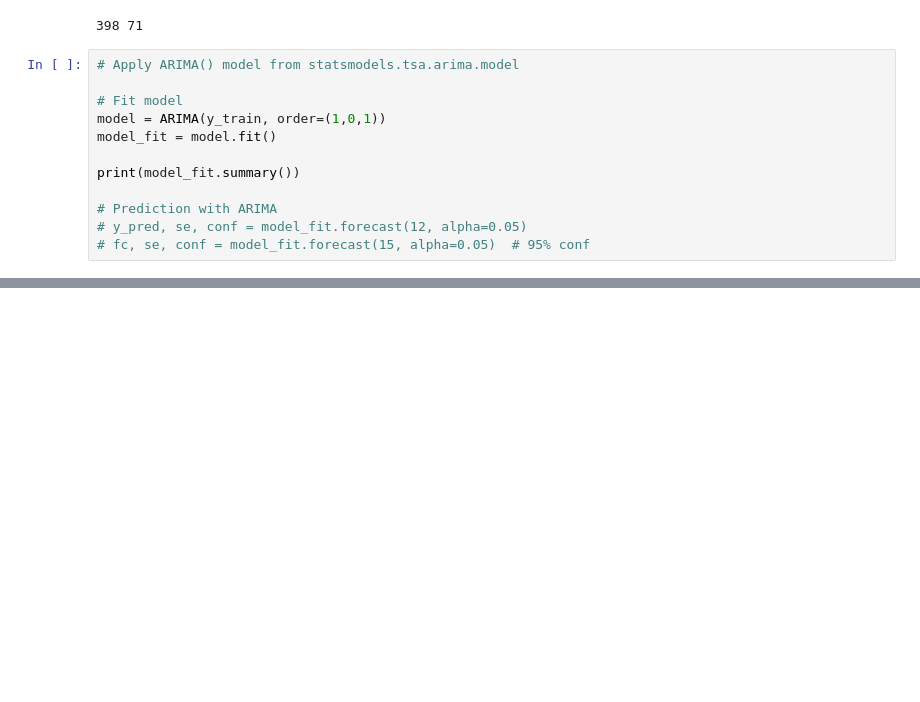
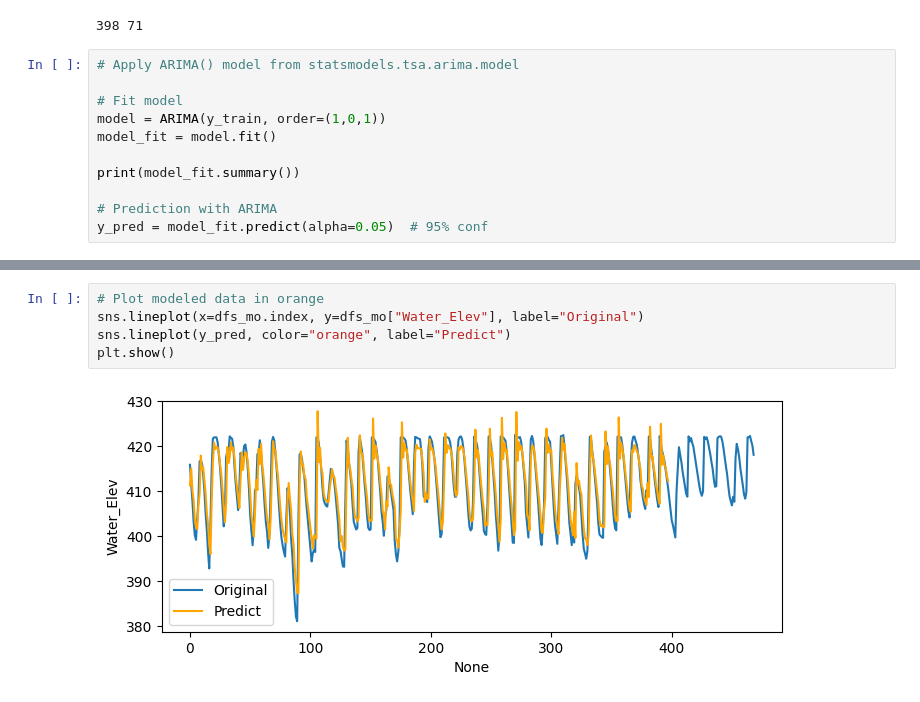
Before and after one commit to liangchow/time-series-reservoir-water-level, a Jupyter notebook: reservoir.ipynb, the cells around one changed output, grey strips where cells are left out. Saved outputs shown, nothing was run; the diff lists cells and outputs as text; blank space fills up the shorter version.

```diff
--- a/reservoir.ipynb
+++ b/reservoir.ipynb
@@ -301,8 +307,7 @@ model_fit = model.fit()
 print(model_fit.summary())
 
 # Prediction with ARIMA
-# y_pred, se, conf = model_fit.forecast(12, alpha=0.05)
-# fc, se, conf = model_fit.forecast(15, alpha=0.05)  # 95% conf
+y_pred = model_fit.predict(alpha=0.05)  # 95% conf
 # %% [output]
                                SARIMAX Results
 ==============================================================================
@@ -321,3 +326,10 @@ Covariance Type:                  opg
 
 Warnings:
 [1] Covariance matrix calculated using the outer product of gradients (complex-step).
+# %%
+# Plot modeled data in orange
+sns.lineplot(x=dfs_mo.index, y=dfs_mo["Water_Elev"], label="Original")
+sns.lineplot(y_pred, color="orange", label="Predict")
+plt.show()
+# %% [output]
+[figure, added]
```
Also changed, not shown: parts of 3 cells of this notebook.
